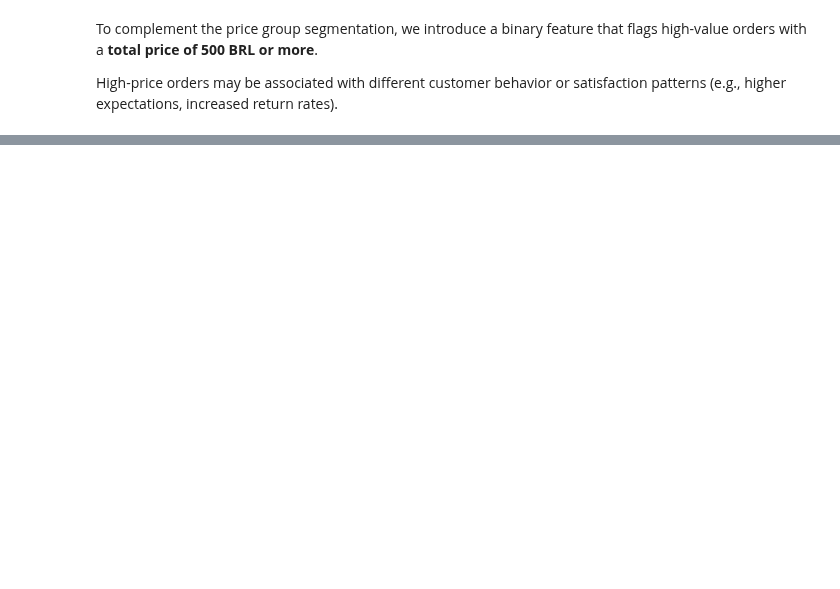
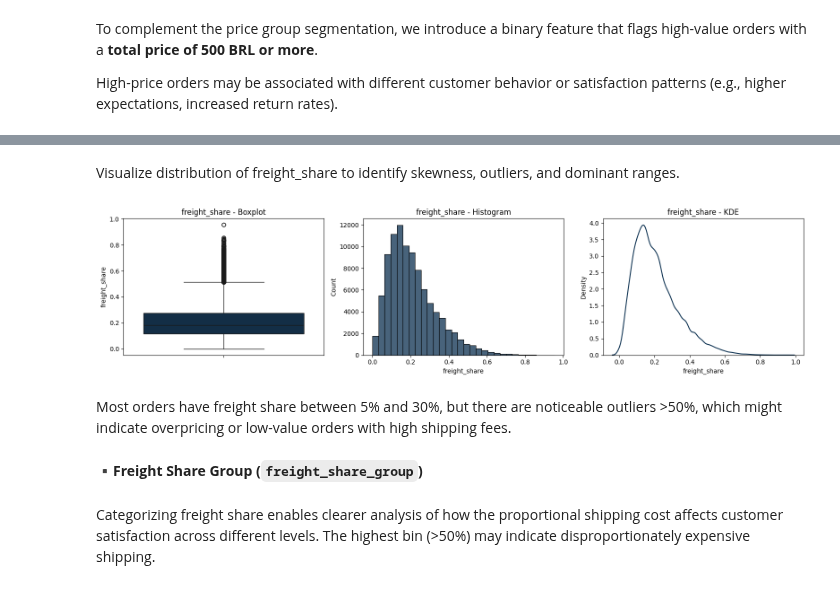
Before and after one commit to OlesyaEvseeva/customer-satisfaction-ecommerce, a Jupyter notebook: notebooks/02_data_integration_preprocessing.ipynb, the cells around one changed output, grey strips where cells are left out. Saved outputs shown, nothing was run; the diff lists cells and outputs as text; code cells hidden in the pictures; blank space fills up the shorter version.

```diff
--- a/notebooks/02_data_integration_preprocessing.ipynb
+++ b/notebooks/02_data_integration_preprocessing.ipynb
@@ -999,0 +1118,16 @@ df_orders["price_over_500"] = (df_orders["total_price"] >= 500).astype(int)
+# %%
+# Compute freight share: proportion of freight cost in total amount
+df_orders["freight_share"] = df_orders["total_freight"] / df_orders["total_amount"]
+# %% [markdown]
+Visualize distribution of freight_share to identify skewness, outliers, and dominant ranges.
+# %%
+# Generate boxplot, histogram, and KDE plot for 'total_freight'
+u.numplots_univariate("freight_share", df_orders)
+# %% [output]
+[figure, added]
+# %% [markdown]
+Most orders have freight share between 5% and 30%, but there are noticeable outliers >50%, which might indicate overpricing or low-value orders with high shipping fees.
+# %% [markdown]
+**▪️Freight Share Group (`freight_share_group`)**
+# %% [markdown]
+Categorizing freight share enables clearer analysis of how the proportional shipping cost affects customer satisfaction across different levels. The highest bin (>50%) may indicate disproportionately expensive shipping.
```
Also changed, not shown: parts of 36 cells of this notebook.
